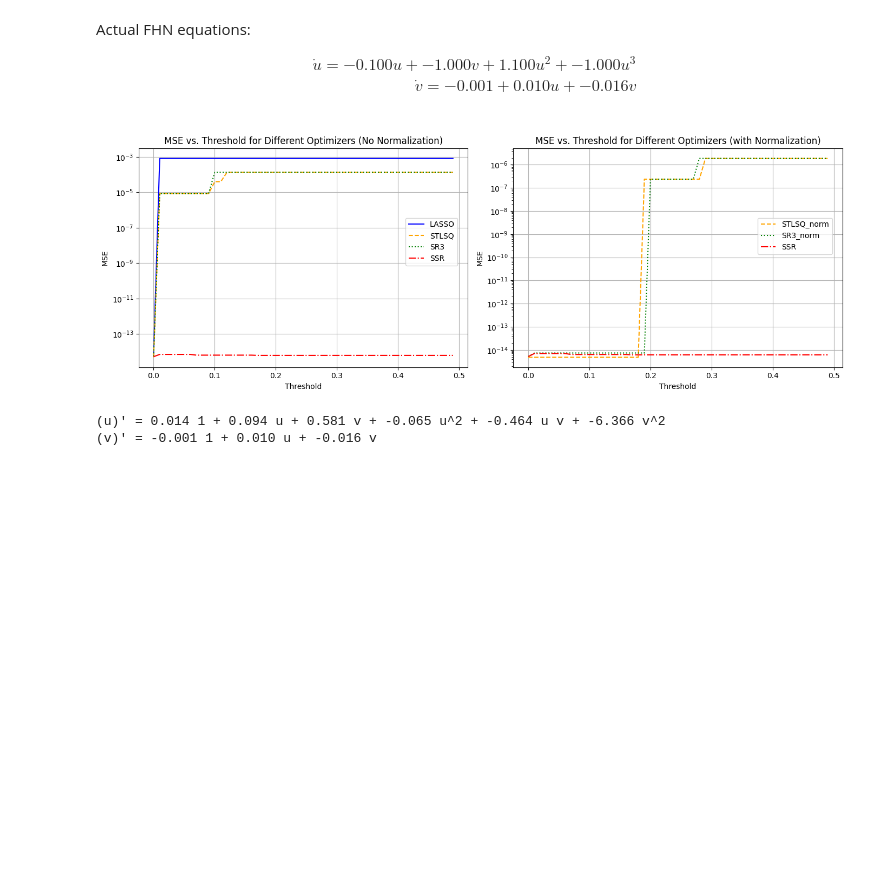
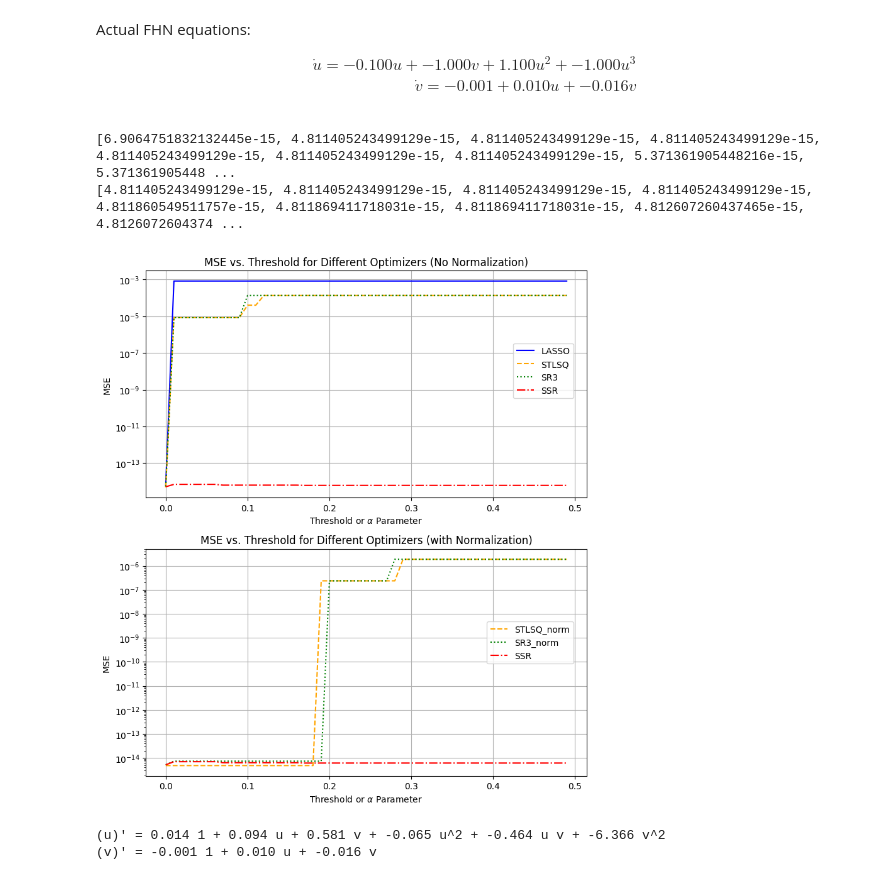
Before and after one commit to cswelch/SINDy-for-Cardiac-Electrophysiology, a Jupyter notebook: SINDy_FHN.ipynb, the cells around one changed output. Saved outputs shown, nothing was run; the diff lists cells and outputs as text; code cells hidden in the pictures; blank space fills up the shorter version.

Commit message:
Flipped threshold experiment plot orientations and improved x-axis labels.  Also added VF-4 and VF-7 nomenclature and updated old VF-4 testing values for dur and mag.

```diff
--- a/SINDy_FHN.ipynb
+++ b/SINDy_FHN.ipynb
@@ -225,35 +225,37 @@ for thresh in thresholds:
     mse_SSR_norm.append(model4_norm.score(x=states, t=t, metric=metrics.mean_squared_error))
 # %%
 # Create two subplots: (left) MSE without normalization, (right) MSE with normalization.
-fig, ax = plt.subplots(1, 2, figsize=(14, 5))
+fig, ax = plt.subplots(2, 1, figsize=(8, 9))
 
 # Plot the MSE errors (without normalization).
 ax[0].plot(thresholds, mse_LASSO, linestyle='-', color='blue', label='LASSO')
 ax[0].plot(thresholds, mse_STLSQ, linestyle='--', color='orange', label='STLSQ')
 ax[0].plot(thresholds, mse_SR3, linestyle=':', color='green', label='SR3')
 ax[0].plot(thresholds, mse_SSR, linestyle='-.', color='red', label='SSR')
 ax[0].set_title('MSE vs. Threshold for Different Optimizers (No Normalization)')
-ax[0].set_xlabel('Threshold')
+ax[0].set_xlabel(r'Threshold or $\alpha$ Parameter')
 ax[0].set_ylabel('MSE')
 ax[0].set_yscale('log')
 ax[0].grid()
 ax[0].legend(loc='upper right', bbox_to_anchor=(0.98, 0.7))
 
 # Plot the MSE errors (with normalization).
 # Plot the MSE errors (with normalization).
 ax[1].plot(thresholds, mse_STLSQ_norm, linestyle='--', color='orange', label='STLSQ_norm')
 ax[1].plot(thresholds, mse_SR3_norm, linestyle=':', color='green', label='SR3_norm')
 ax[1].plot(thresholds, mse_SSR, linestyle='-.', color='red', label='SSR')
 ax[1].set_title('MSE vs. Threshold for Different Optimizers (with Normalization)')
-ax[1].set_xlabel('Threshold')
+ax[1].set_xlabel(r'Threshold or $\alpha$ Parameter')
 ax[1].set_ylabel('MSE')
 ax[1].set_yscale('log')
 ax[1].grid()
 ax[1].legend(loc='upper right', bbox_to_anchor=(0.98, 0.7))
 
 fig.tight_layout()
 # %% [output]
+[6.9064751832132445e-15, 4.811405243499129e-15, 4.811405243499129e-15, 4.811405243499129e-15, 4.811405243499129e-15, 4.811405243499129e-15, 4.811405243499129e-15, 5.371361905448216e-15, 5.371361905448 ...
+[4.811405243499129e-15, 4.811405243499129e-15, 4.811405243499129e-15, 4.811405243499129e-15, 4.811860549511757e-15, 4.811869411718031e-15, 4.811869411718031e-15, 4.812607260437465e-15, 4.8126072604374 ...
-[figure, old version]
+[figure, new version]
 # %%
 # With the default feature library, the optimizer can't identify the correct equations, even on the best optimizer.
 model = ps.SINDy(feature_names=["u", "v"], optimizer=ps.STLSQ(threshold=0.1, normalize_columns=True))
```
Also changed, not shown: 1 other file.
